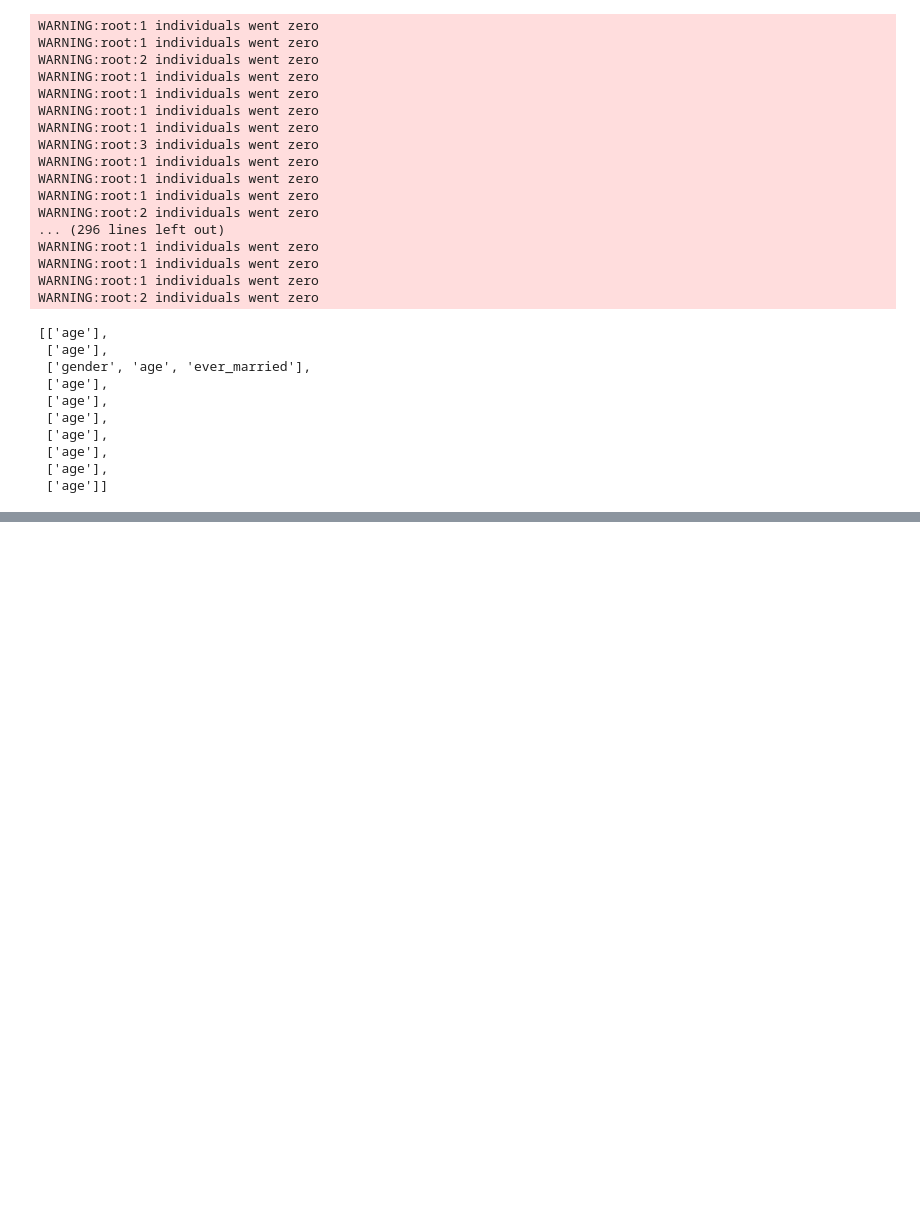
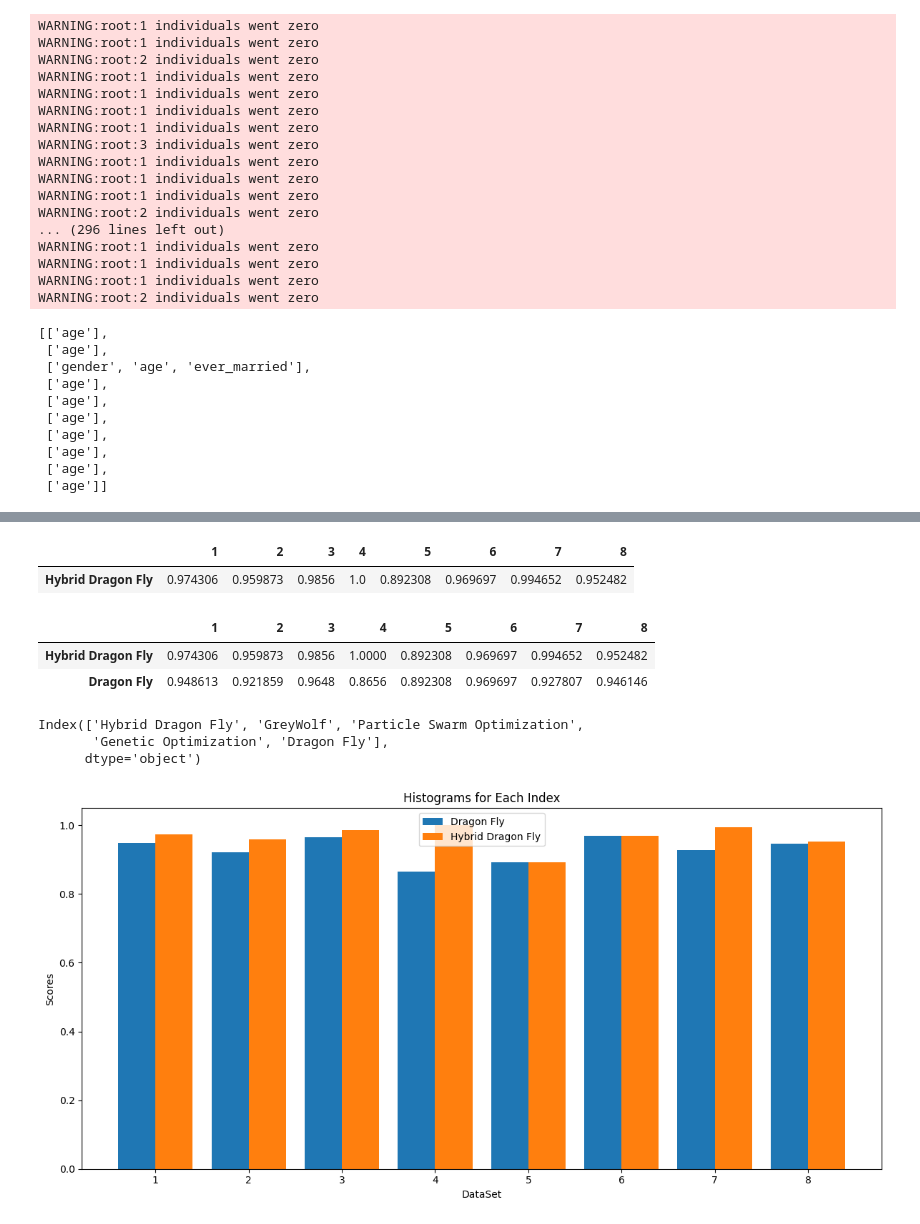
Before and after one commit to WaliBandawu/Chaotic-Greywolf-Dragonfly-Algorithm-for-feature-selection-on-Stroke-datasets, a Jupyter notebook: Final_Work_CDWA.ipynb, the cells around one changed output, grey strips where cells are left out. Drawn from its saved outputs; the diff is of its cells as text; code cells hidden in the pictures; blank space fills up the shorter version.

```diff
--- a/Final_Work_CDWA.ipynb
+++ b/Final_Work_CDWA.ipynb
@@ -2397,0 +5673,5 @@ results, features, dims, scores = run_pso_optimization(num_iterations, X_train,
+# %%
+result_df
+# %% [output]
+|  | 1 | 2 | 3 | 4 | 5 | 6 | 7 | 8 |
+| Hybrid Dragon Fly | 0.974306 | 0.959873 | 0.9856 | 1.0 | 0.892308 | 0.969697 | 0.994652 | 0.952482 |
@@ -2397,0 +5680,6 @@ results, features, dims, scores = run_pso_optimization(num_iterations, X_train,
+# %%
+result_df.append(dragon)
+# %% [output]
+|  | 1 | 2 | 3 | 4 | 5 | 6 | 7 | 8 |
+| Hybrid Dragon Fly | 0.974306 | 0.959873 | 0.9856 | 1.0000 | 0.892308 | 0.969697 | 0.994652 | 0.952482 |
+| Dragon Fly | 0.948613 | 0.921859 | 0.9648 | 0.8656 | 0.892308 | 0.969697 | 0.927807 | 0.946146 |
@@ -2397,0 +5692,46 @@ results, features, dims, scores = run_pso_optimization(num_iterations, X_train,
+# %%
+dfs=[result_df,grey,pso,go,dragon]
+# %%
+overall_df=pd.concat(dfs,axis=0)
+# %%
+overall=overall_df.transpose()
+# %%
+overall.columns
+# %% [output]
+Index(['Hybrid Dragon Fly', 'GreyWolf', 'Particle Swarm Optimization',
+       'Genetic Optimization', 'Dragon Fly'],
+      dtype='object')
+# %%
+davrshyb=overall[['Dragon Fly','Hybrid Dragon Fly']]
+# %%
+df=davrshyb
+# Set the figure size
+plt.figure(figsize=(12, 6))
+
+# Get model names
+model_names = df.index
+
+# Define the width of the bars
+bar_width = 0.4
+
+# Create an array of indices for x-axis positions
+ind = np.arange(len(model_names))
+
+# Plot the scores for Dragon Fly
+plt.bar(ind, df['Dragon Fly'], bar_width, label='Dragon Fly')
+
+# Plot the scores for Hybrid Dragon Fly
+plt.bar(ind + bar_width, df['Hybrid Dragon Fly'], bar_width, label='Hybrid Dragon Fly')
+
+# Add labels and title
+plt.xlabel('DataSet')
+plt.ylabel('Scores')
+plt.title('Histograms for Each Index')
+plt.xticks(ind + bar_width / 2, model_names, rotation=0, ha='center')
+plt.legend()
+
+# Show the plot
+plt.tight_layout()
+plt.show()
+# %% [output]
+[figure, added]
```
Also changed, not shown: parts of 245 cells of this notebook.
